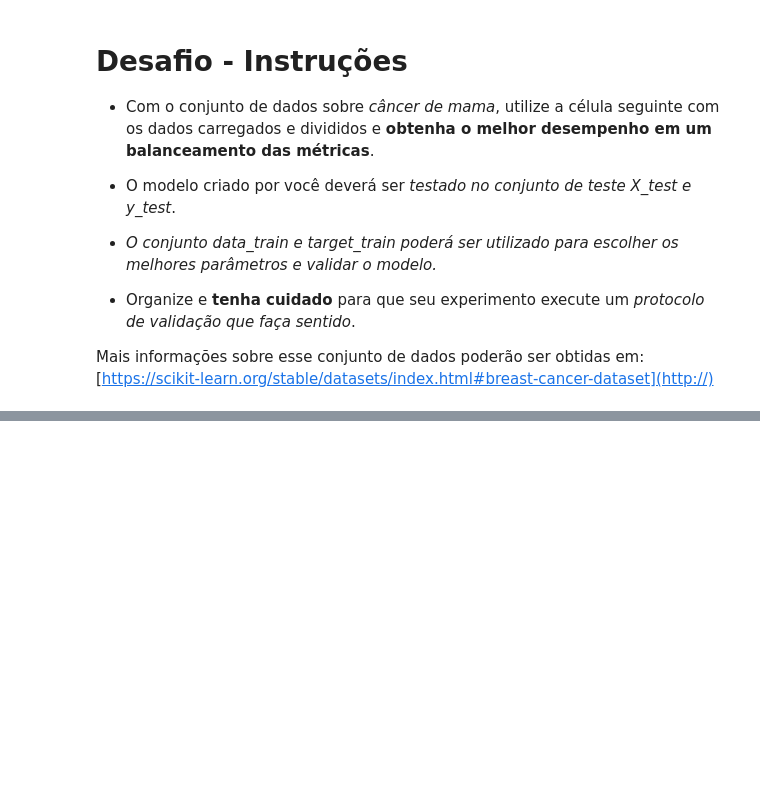
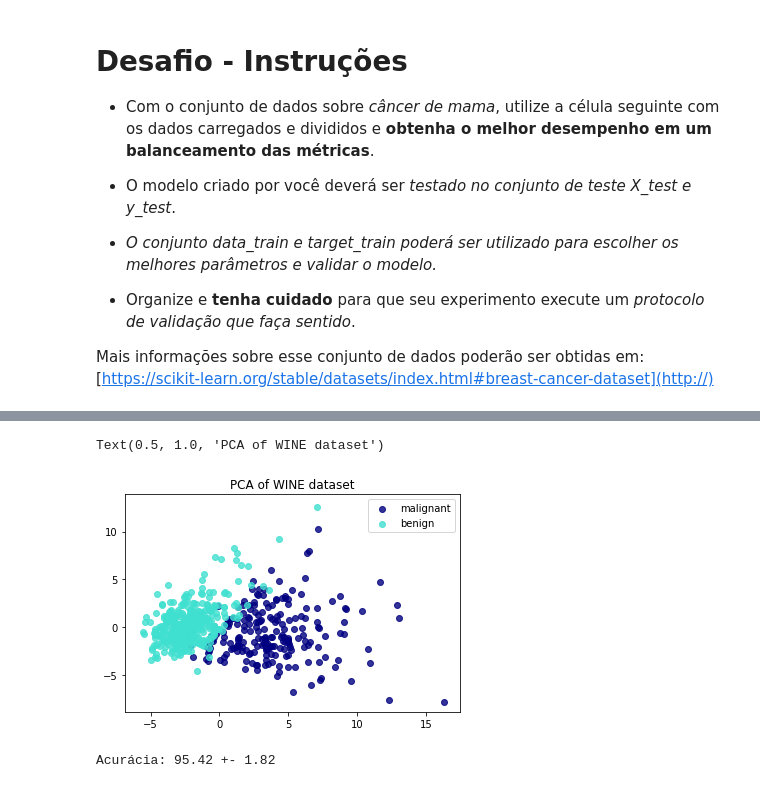
Before and after one commit to EdsonYamamoto/EstudoInteligenciaComputacional, a Jupyter notebook: 04 - Validacao/04 - Validacao.ipynb, the cells around one changed output, grey strips where cells are left out. Drawn from its saved outputs; the diff is of its cells as text; code cells hidden in the pictures; blank space fills up the shorter version.

```diff
--- a/04 - Validacao/04 - Validacao.ipynb
+++ b/04 - Validacao/04 - Validacao.ipynb
@@ -298,0 +411,36 @@ X_train, y_test, X_train, y_test = train_test_split(data, target, test_size=0.2,
+# %%
+scaler = StandardScaler()
+scaler.fit(data)
+data_s = scaler.transform(data)
+
+pca = PCA(n_components=2)
+X_r = pca.fit_transform(data_s)
+
+colors = ['navy', 'turquoise']
+for color, i, target_name in zip(colors, [0, 1, 2], breast_cancer.target_names):
+    plt.scatter(X_r[target == i, 0], X_r[target == i, 1], color=color, alpha=.8, label=target_name)
+plt.legend(loc='best', shadow=False, scatterpoints=1)
+plt.title('PCA of WINE dataset')
+# %% [output]
+Text(0.5, 1.0, 'PCA of WINE dataset')
+[figure, added]
+# %%
+from sklearn.model_selection import StratifiedKFold
+kf = StratifiedKFold(n_splits = 5)
+
+acc = []
+for train_index, test_index in kf.split(data, target): # precisa passar as classes agora para que a divisão aconteça
+    knn = KNeighborsClassifier(n_neighbors = 1)
+
+    scaler = StandardScaler()
+    train = scaler.fit_transform(data[train_index]) # somente dados de treino no fit
+    test = scaler.transform(data[test_index]) # aplica-se transform no teste apenas
+
+    knn.fit(train,target[train_index])
+    y_pred = knn.predict(test)
+    acc.append(accuracy_score(y_pred,target[test_index]))
+
+acc = np.asarray(acc) # converte pra numpy pra ficar mais simples de usar média e desvio padrão
+print('Acurácia: %.2f +- %.2f' % (acc.mean() * 100, acc.std() * 100))
+# %% [output]
+Acurácia: 95.42 +- 1.82
```
Also changed, not shown: parts of 17 cells of this notebook.
